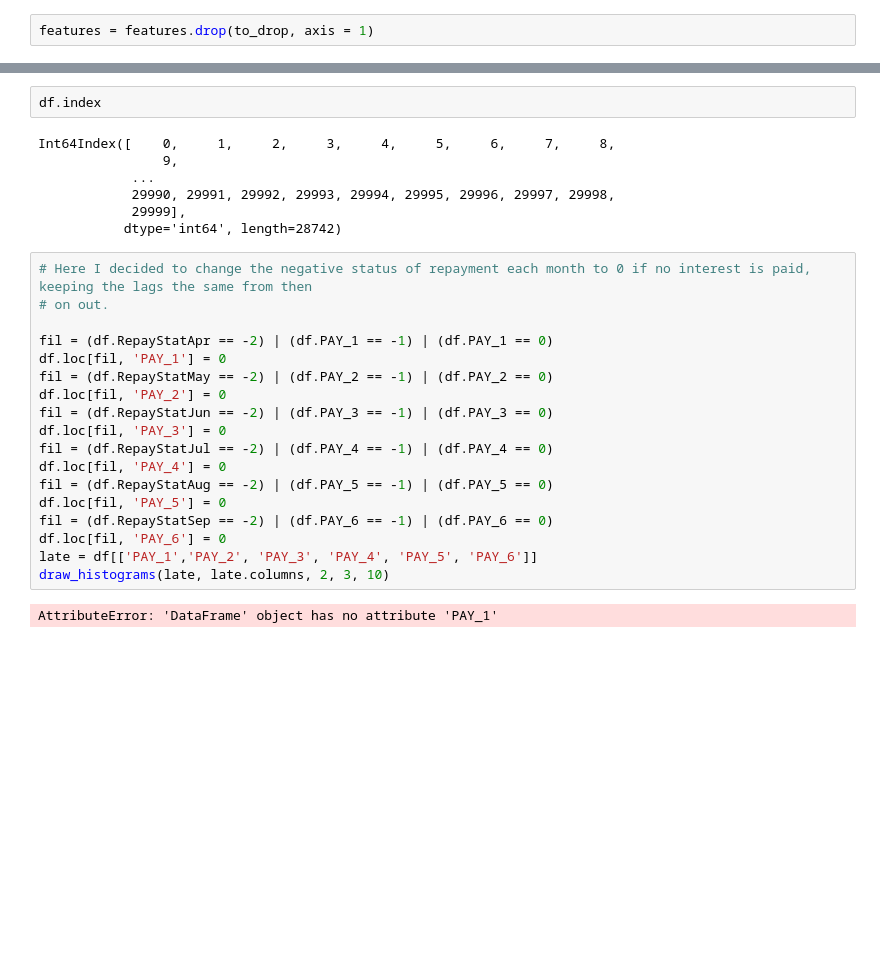
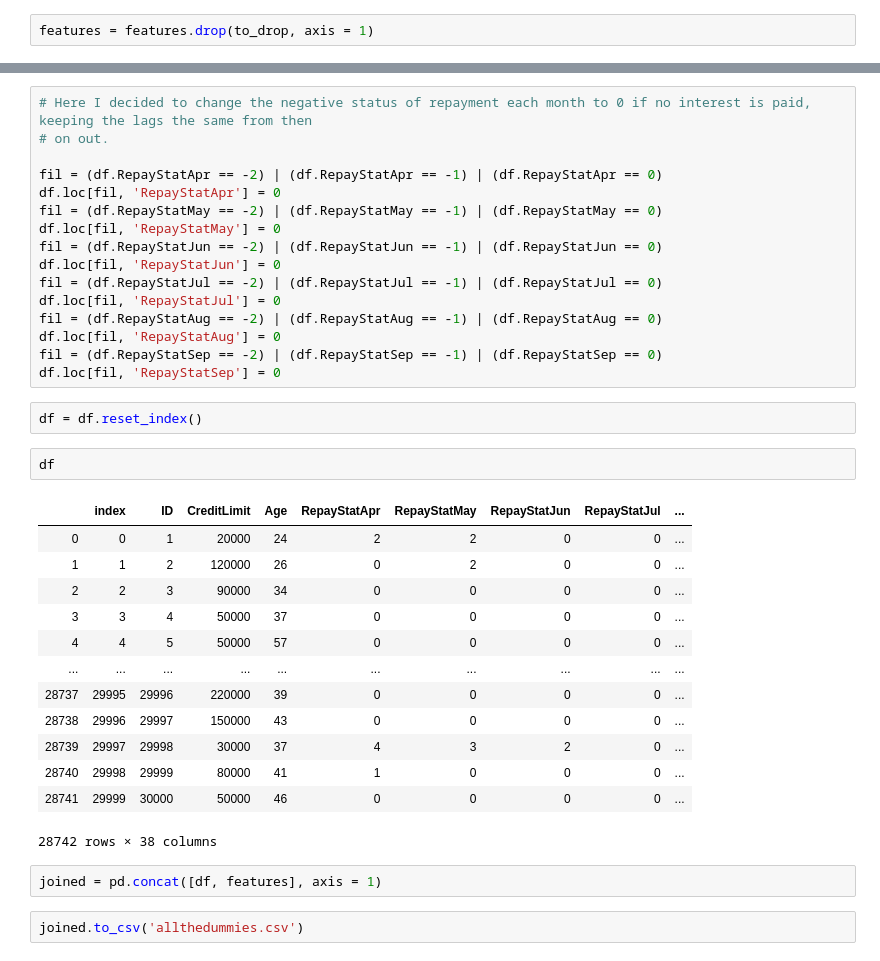
Before and after one commit to Carterbouley/mod_5_project, a Jupyter notebook: Carters_notebook.ipynb, the cells around one changed output, grey strips where cells are left out. Drawn from its saved outputs; the diff is of its cells as text; blank space fills up the shorter version.

```diff
--- a/Carters_notebook.ipynb
+++ b/Carters_notebook.ipynb
@@ -334,29 +313,38 @@ features
+# %%
+# Here I decided to change the negative status of repayment each month to 0 if no interest is paid, keeping the lags the same from then
+# on out.
+
+fil = (df.RepayStatApr == -2) | (df.RepayStatApr == -1) | (df.RepayStatApr == 0)
+df.loc[fil, 'RepayStatApr'] = 0
+fil = (df.RepayStatMay == -2) | (df.RepayStatMay == -1) | (df.RepayStatMay == 0)
+df.loc[fil, 'RepayStatMay'] = 0
+fil = (df.RepayStatJun == -2) | (df.RepayStatJun == -1) | (df.RepayStatJun == 0)
+df.loc[fil, 'RepayStatJun'] = 0
+fil = (df.RepayStatJul == -2) | (df.RepayStatJul == -1) | (df.RepayStatJul == 0)
+df.loc[fil, 'RepayStatJul'] = 0
+fil = (df.RepayStatAug == -2) | (df.RepayStatAug == -1) | (df.RepayStatAug == 0)
+df.loc[fil, 'RepayStatAug'] = 0
+fil = (df.RepayStatSep == -2) | (df.RepayStatSep == -1) | (df.RepayStatSep == 0)
+df.loc[fil, 'RepayStatSep'] = 0
+# %%
+df = df.reset_index()
 # %%
-df.index
+df
 # %% [output]
+|  | index | ID | CreditLimit | Age | RepayStatApr | RepayStatMay | RepayStatJun | RepayStatJul | ... |
+| 0 | 0 | 1 | 20000 | 24 | 2 | 2 | 0 | 0 | ... |
+| 1 | 1 | 2 | 120000 | 26 | 0 | 2 | 0 | 0 | ... |
+| 2 | 2 | 3 | 90000 | 34 | 0 | 0 | 0 | 0 | ... |
+| 3 | 3 | 4 | 50000 | 37 | 0 | 0 | 0 | 0 | ... |
+| 4 | 4 | 5 | 50000 | 57 | 0 | 0 | 0 | 0 | ... |
+| ... | ... | ... | ... | ... | ... | ... | ... | ... | ... |
+| 28737 | 29995 | 29996 | 220000 | 39 | 0 | 0 | 0 | 0 | ... |
+| 28738 | 29996 | 29997 | 150000 | 43 | 0 | 0 | 0 | 0 | ... |
+| 28739 | 29997 | 29998 | 30000 | 37 | 4 | 3 | 2 | 0 | ... |
+| 28740 | 29998 | 29999 | 80000 | 41 | 1 | 0 | 0 | 0 | ... |
+| 28741 | 29999 | 30000 | 50000 | 46 | 0 | 0 | 0 | 0 | ... |
-Int64Index([    0,     1,     2,     3,     4,     5,     6,     7,     8,
-                9,
-            ...
-            29990, 29991, 29992, 29993, 29994, 29995, 29996, 29997, 29998,
-            29999],
-           dtype='int64', length=28742)
+28742 rows × 38 columns
-# %%
-# Here I decided to change the negative status of repayment each month to 0 if no interest is paid, keeping the lags the same from then
-# on out.
-
-fil = (df.RepayStatApr == -2) | (df.PAY_1 == -1) | (df.PAY_1 == 0)
-df.loc[fil, 'PAY_1'] = 0
-fil = (df.RepayStatMay == -2) | (df.PAY_2 == -1) | (df.PAY_2 == 0)
-df.loc[fil, 'PAY_2'] = 0
-fil = (df.RepayStatJun == -2) | (df.PAY_3 == -1) | (df.PAY_3 == 0)
-df.loc[fil, 'PAY_3'] = 0
-fil = (df.RepayStatJul == -2) | (df.PAY_4 == -1) | (df.PAY_4 == 0)
-df.loc[fil, 'PAY_4'] = 0
-fil = (df.RepayStatAug == -2) | (df.PAY_5 == -1) | (df.PAY_5 == 0)
-df.loc[fil, 'PAY_5'] = 0
-fil = (df.RepayStatSep == -2) | (df.PAY_6 == -1) | (df.PAY_6 == 0)
-df.loc[fil, 'PAY_6'] = 0
-late = df[['PAY_1','PAY_2', 'PAY_3', 'PAY_4', 'PAY_5', 'PAY_6']]
-draw_histograms(late, late.columns, 2, 3, 10)
-# %% [output]
-AttributeError: 'DataFrame' object has no attribute 'PAY_1'
+# %%
+joined = pd.concat([df, features], axis = 1)
+# %%
+joined.to_csv('allthedummies.csv')
```
Also changed, not shown: parts of 7 cells of this notebook, 1 other file.
